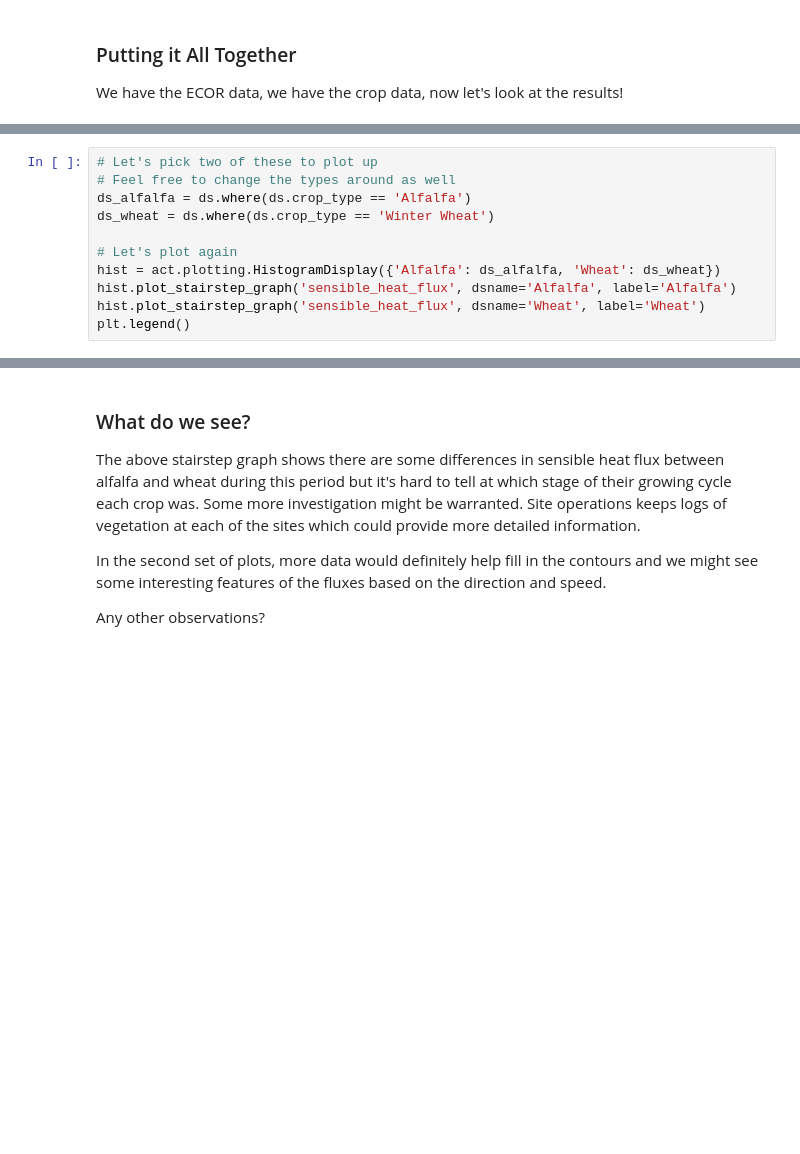
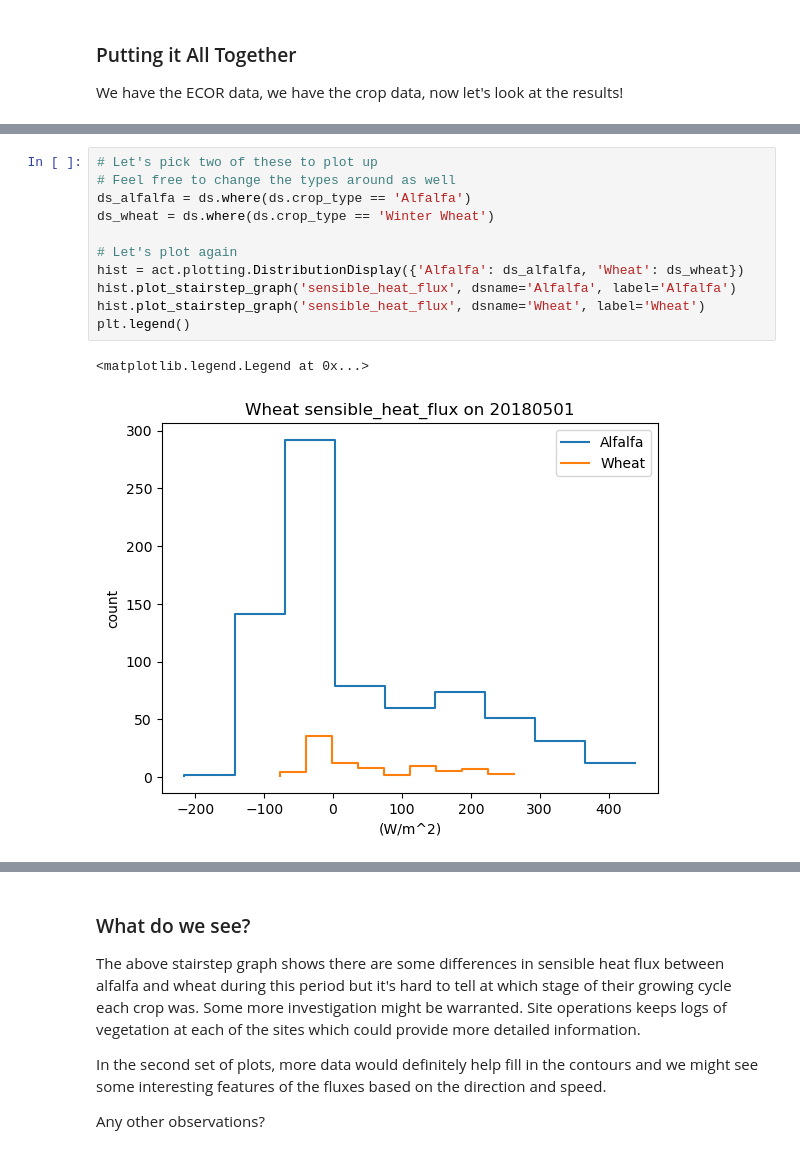
Before and after one commit to EVS-ATMOS/surface-flux-analysis, a Jupyter notebook: notebooks/initial_flux_analysis.ipynb, the cells around one changed output, grey strips where cells are left out. Drawn from its saved outputs; the diff is of its cells as text; blank space fills up the shorter version.

```diff
--- a/notebooks/initial_flux_analysis.ipynb
+++ b/notebooks/initial_flux_analysis.ipynb
@@ -271,14 +439,17 @@ ds['crop_type'].values
 # %%
 # Let's pick two of these to plot up
 # Feel free to change the types around as well
 ds_alfalfa = ds.where(ds.crop_type == 'Alfalfa')
 ds_wheat = ds.where(ds.crop_type == 'Winter Wheat')
 
 # Let's plot again
-hist = act.plotting.HistogramDisplay({'Alfalfa': ds_alfalfa, 'Wheat': ds_wheat})
+hist = act.plotting.DistributionDisplay({'Alfalfa': ds_alfalfa, 'Wheat': ds_wheat})
 hist.plot_stairstep_graph('sensible_heat_flux', dsname='Alfalfa', label='Alfalfa')
 hist.plot_stairstep_graph('sensible_heat_flux', dsname='Wheat', label='Wheat')
 plt.legend()
+# %% [output]
+<matplotlib.legend.Legend at 0x...>
+[figure, added]
 # %%
 # Lets try a different type of display that will show at
 # which wind direction and speeds we see larger fluxes
```
Also changed, not shown: parts of 9 cells of this notebook.
